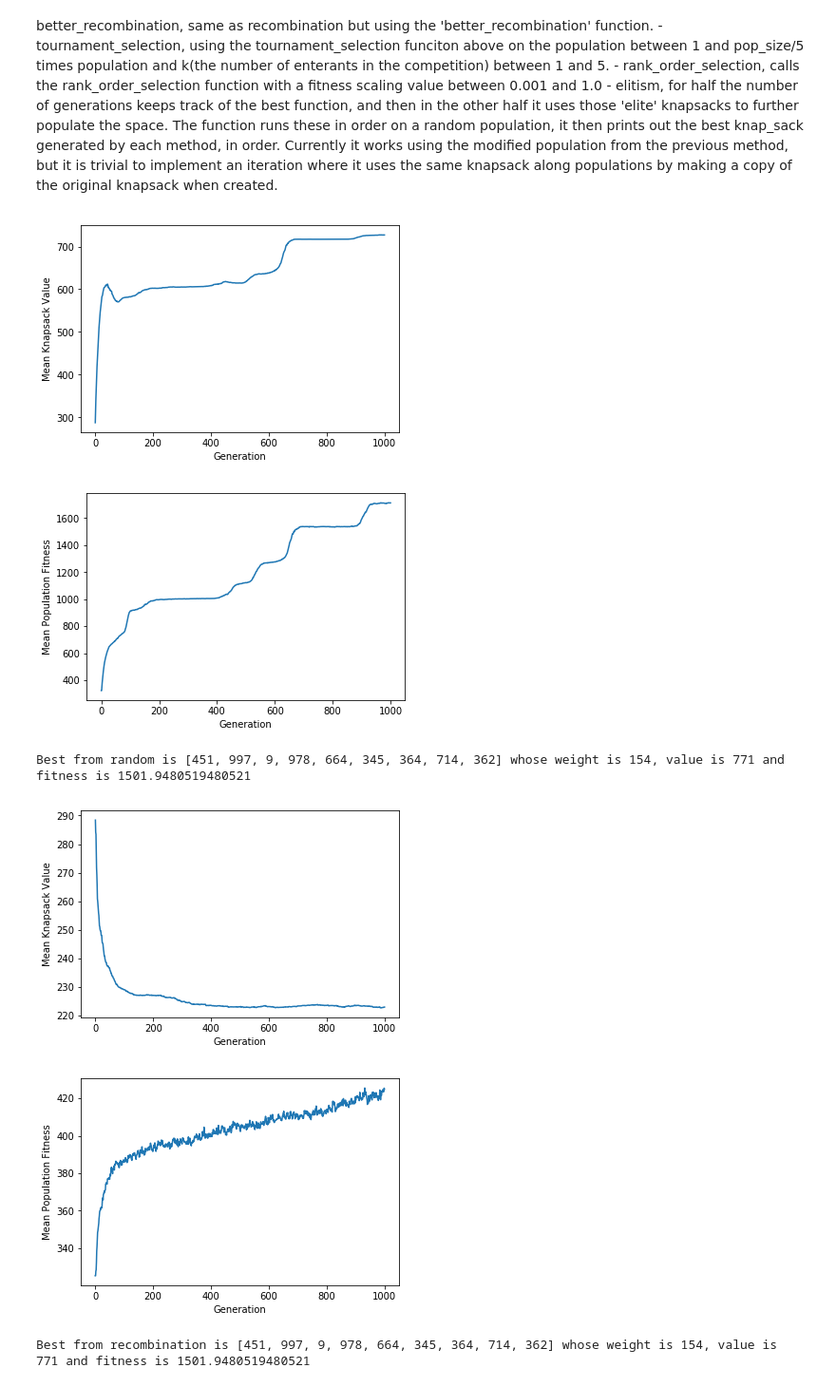
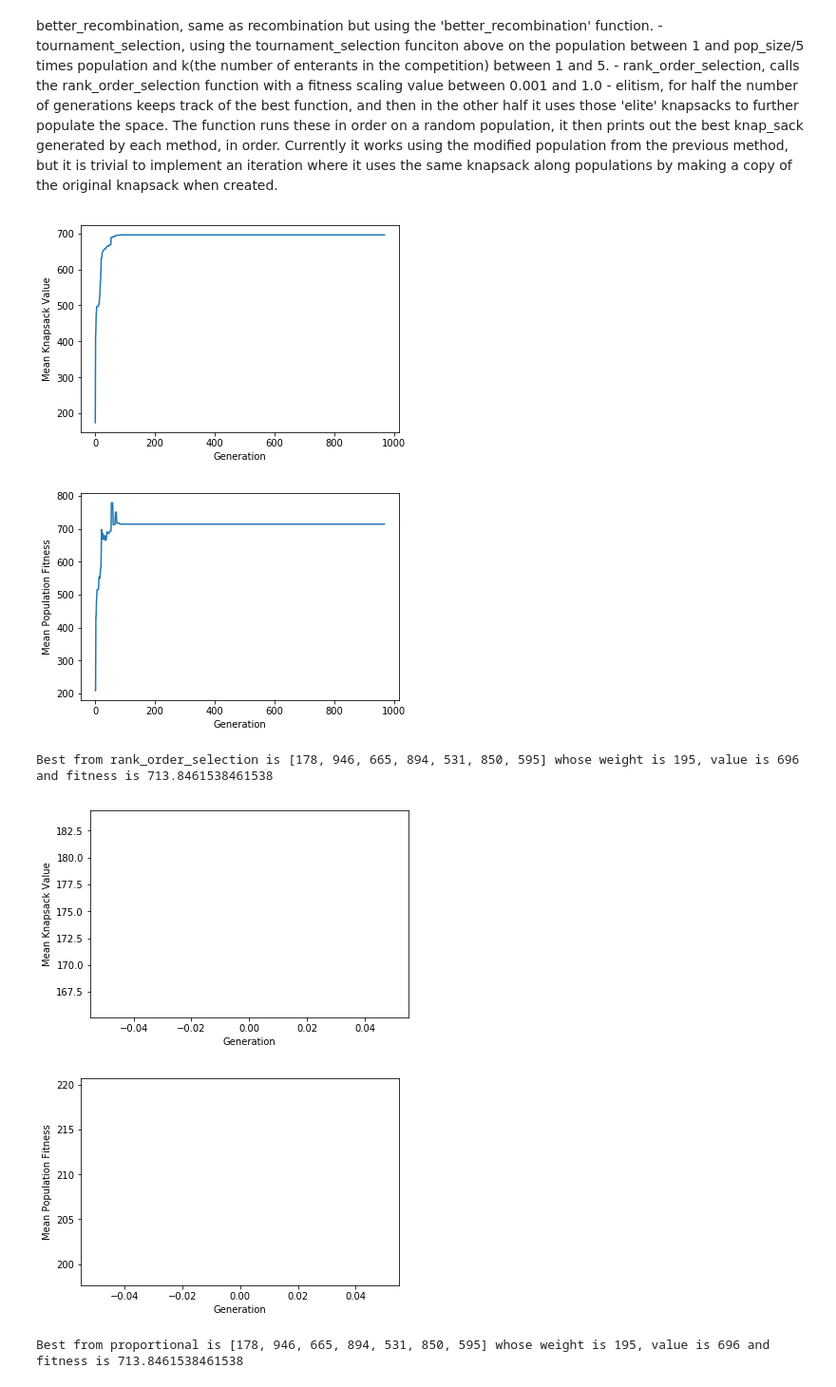
Before and after one commit to div3/EvolutionInSilico, a Jupyter notebook: A Genetic approach to the Knapsack Problem.ipynb, the cells around one changed output. Shown at 95% size. Saved outputs shown, nothing was run; the diff lists cells and outputs as text; code cells hidden in the pictures.

```diff
--- a/A Genetic approach to the Knapsack Problem.ipynb
+++ b/A Genetic approach to the Knapsack Problem.ipynb
@@ -136,7 +136,7 @@ This analyzes a random data set of population size 1000 and over a 1000 generati
 pop_size = 1000
 num_items = 1000
 itemset = [Item(random.randint(10, 100), random.randint(10, 100)) for _ in range(num_items)]
-max_weight = 300
+max_weight = 200
 max_time = 10
 best = run_knapsack_ga(itemset, max_weight, max_time)
 result = ("Final Knapsack \n Its contents are {0} \n its value is {1}, weight is {2} and fitness is {3}").format(best,
@@ -316,7 +324,7 @@ def run_knapsack_ga(itemset, max_weight, max_time):
         def fitness_equalizer(population):
             return
 
-        def knapsack(best_so_far, pop_size = 1000, num_generations = 1000, get_next_gen = "random"):
+        def knapsack(best_so_far, pop_size = 1000, num_generations = 100000, get_next_gen = "random"):
             pop_size = 1000
             num_generations = 1000
 
@@ -330,7 +338,8 @@ def run_knapsack_ga(itemset, max_weight, max_time):
             mean_value = mean([get_genotype_value(ind) for ind in population])
             mean_values = [mean_value]
             elites = []
-            for generation in range(num_generations):
+            generation = 0
+            while(generation < num_generations and time.time() - start_time < max_time-0.1):
                 pop_fitness = [get_genotype_fitness(g) for g in population]
                 prev_pop = population[:]
                 if get_next_gen is "random":
@@ -373,37 +382,37 @@ def run_knapsack_ga(itemset, max_weight, max_time):
                 population = [mutate_genotype(g, prob_mut = 0.001) for g in population]
                 mean_fitnesses.append(mean(pop_fitness))
                 mean_values.append(mean([get_genotype_value(ind) for ind in population]))
 
             #After evolving solutions, plot some figures
             pyplot.figure()
             pyplot.plot(mean_values)
             pyplot.xlabel("Generation")
             pyplot.ylabel("Mean Knapsack Value")
             pyplot.show()
 
             pyplot.figure()
             pyplot.plot(mean_fitnesses)
             pyplot.xlabel("Generation")
             pyplot.ylabel("Mean Population Fitness")
             pyplot.show()
             return best_so_far
 
         best_so_far = [0]
-        types = ["random", "recombination", "better_recombination", "proportional", "tournament_selection", "rank_order_selection", "elitism"]
+        types = ["rank_order_selection", "proportional", "tournament_selection", "random", "elitism"]
         for kind in types:
             best_so_far = max(knapsack(best_so_far, get_next_gen = kind), best_so_far, key = lambda x:get_genotype_value(x))
             print("Best from {0} is {1} whose weight is {2}, value is {3} and fitness is {4}".
                   format(kind,
                          best_so_far,
                          get_genotype_weight(best_so_far),
                          get_genotype_value(best_so_far),
                          get_genotype_fitness(best_so_far)))
         return best_so_far
 best = run_knapsack_ga(itemset, max_weight, max_time)
 # %% [output]
-[figure, old version]
+[figure, new version]
-[figure, old version]
+[figure, new version]
-Best from random is [451, 997, 9, 978, 664, 345, 364, 714, 362] whose weight is 154, value is 771 and fitness is 1501.9480519480521
+Best from rank_order_selection is [178, 946, 665, 894, 531, 850, 595] whose weight is 195, value is 696 and fitness is 713.8461538461538
-[figure, old version]
+[figure, new version]
-[figure, old version]
+[figure, new version]
-Best from recombination is [451, 997, 9, 978, 664, 345, 364, 714, 362] whose weight is 154, value is 771 and fitness is 1501.9480519480521
+Best from proportional is [178, 946, 665, 894, 531, 850, 595] whose weight is 195, value is 696 and fitness is 713.8461538461538
```
Also changed, not shown: parts of 4 cells of this notebook.
